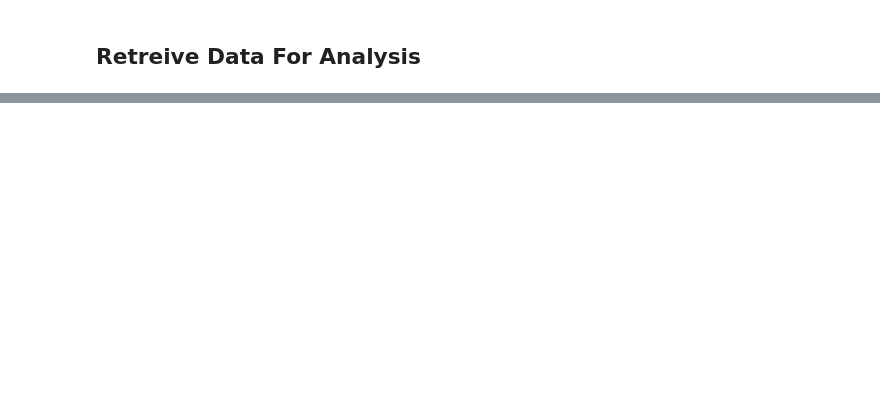
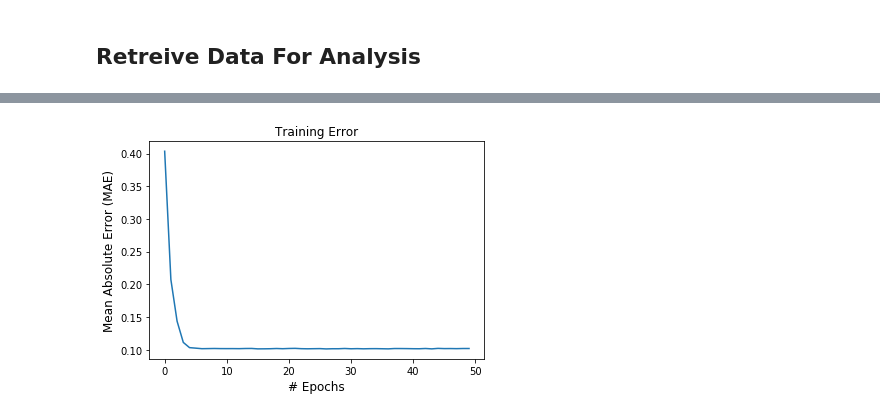
Before and after one commit to Jaskaran23/733Project, a Jupyter notebook: CryptViz/LSTMPrediction.ipynb, the cells around one changed output, grey strips where cells are left out. Saved outputs shown, nothing was run; the diff lists cells and outputs as text; code cells hidden in the pictures; blank space fills up the shorter version.

```diff
--- a/CryptViz/LSTMPrediction.ipynb
+++ b/CryptViz/LSTMPrediction.ipynb
@@ -59,0 +188,3 @@ cmk.plot_price(market_info=ethereum_market_info, image_url="https://upload.wikim
+# %%
+window_len = 10
+norm_cols = ['Open', 'High', 'Low', 'Close','Volume']
@@ -59,0 +260,26 @@ cmk.plot_price(market_info=ethereum_market_info, image_url="https://upload.wikim
+# %%
+# import the relevant Keras modules
+from keras.models import Sequential
+from keras.layers import Activation, Dense
+from keras.layers import LSTM
+from keras.layers import Dropout
+
+def build_model(inputs, output_size, neurons, activ_func="linear",
+                dropout=0.25, loss="mae", optimizer="adam"):
+    model = Sequential()
+
+    model.add(LSTM(neurons, input_shape=(inputs.shape[1], inputs.shape[2])))
+    model.add(Dropout(dropout))
+    model.add(Dense(units=output_size))
+    model.add(Activation(activ_func))
+
+    model.compile(loss=loss, optimizer=optimizer)
+    return model
+# %%
+# random seed for reproducibility
+np.random.seed(202)
+# initialise model architecture
+model = build_model(LSTM_training_inputs, output_size=1, neurons = 20)
+# train model on data
+history = model.fit(LSTM_training_inputs, LSTM_training_outputs,
+                            epochs=50, batch_size=1, verbose=2, shuffle=True)
@@ -59,0 +304,15 @@ cmk.plot_price(market_info=ethereum_market_info, image_url="https://upload.wikim
+# %%
+fig, ax1 = plt.subplots(1,1)
+
+ax1.plot(history.epoch, history.history['loss'])
+ax1.set_title('Training Error')
+
+if model.loss == 'mae':
+    ax1.set_ylabel('Mean Absolute Error (MAE)',fontsize=12)
+# just in case you decided to change the model loss calculation
+else:
+    ax1.set_ylabel('Model Loss',fontsize=12)
+ax1.set_xlabel('# Epochs',fontsize=12)
+plt.show()
+# %% [output]
+[figure, added]
```
Also changed, not shown: parts of 28 cells of this notebook, 1 other file.
